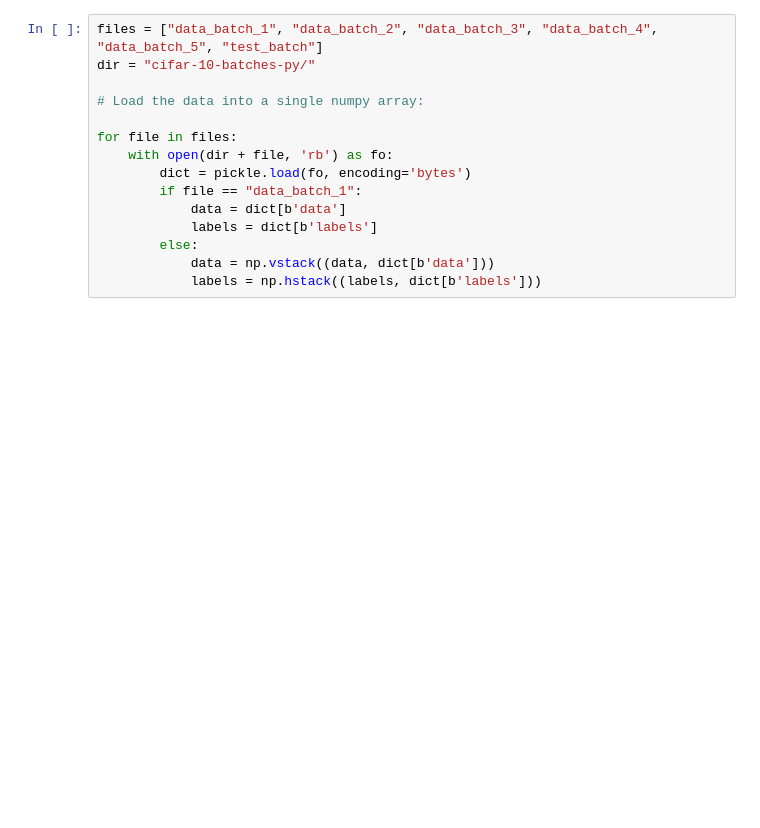
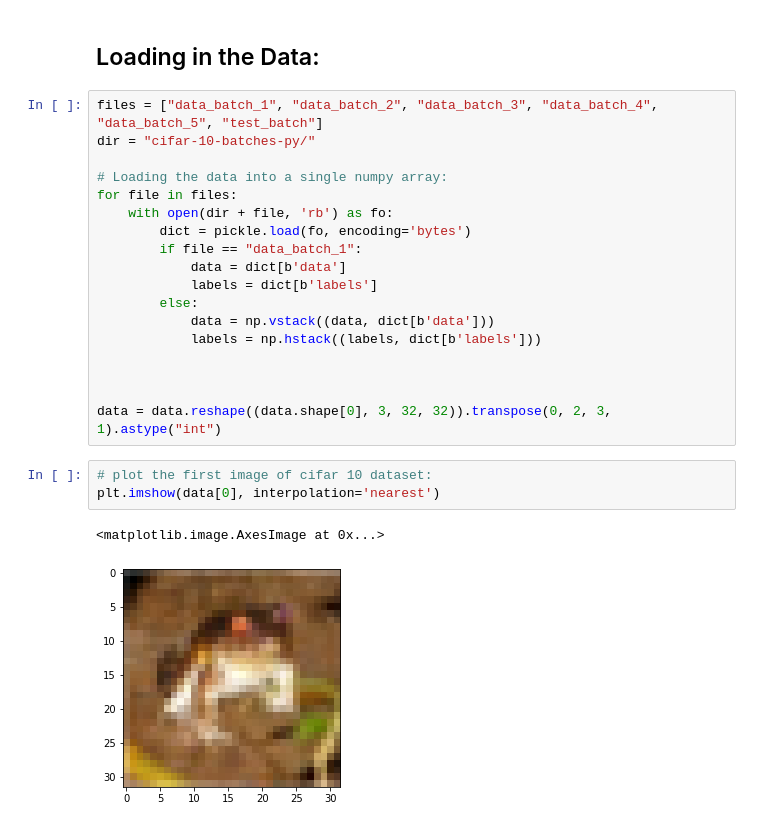
Before and after one commit to saakethkoka/ML-Lab6-CNN, a Jupyter notebook: main.ipynb, the cells around one changed output. Drawn from its saved outputs; the diff is of its cells as text; blank space fills up the shorter version.

```diff
--- a/main.ipynb
+++ b/main.ipynb
@@ -8,9 +17,10 @@ import matplotlib.pyplot as plt
+# %% [markdown]
+## Loading in the Data:
 # %%
 files = ["data_batch_1", "data_batch_2", "data_batch_3", "data_batch_4", "data_batch_5", "test_batch"]
 dir = "cifar-10-batches-py/"
 
-# Load the data into a single numpy array:
-
+# Loading the data into a single numpy array:
 for file in files:
     with open(dir + file, 'rb') as fo:
         dict = pickle.load(fo, encoding='bytes')
@@ -20,3 +30,13 @@ for file in files:
         else:
             data = np.vstack((data, dict[b'data']))
             labels = np.hstack((labels, dict[b'labels']))
+
+
+
+data = data.reshape((data.shape[0], 3, 32, 32)).transpose(0, 2, 3, 1).astype("int")
+# %%
+# plot the first image of cifar 10 dataset:
+plt.imshow(data[0], interpolation='nearest')
+# %% [output]
+<matplotlib.image.AxesImage at 0x...>
+[figure, added]
```
Also changed, not shown: parts of 16 cells of this notebook.
